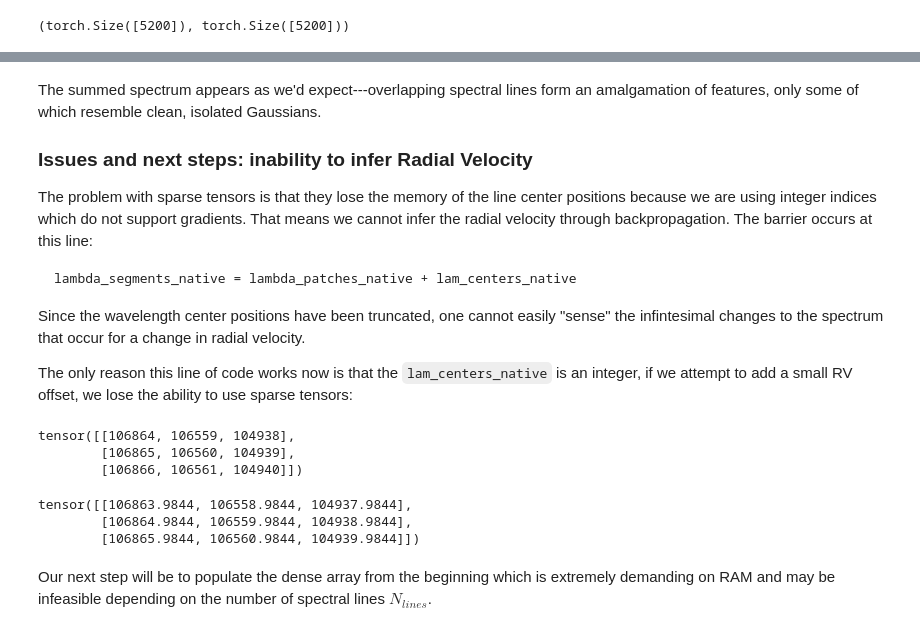
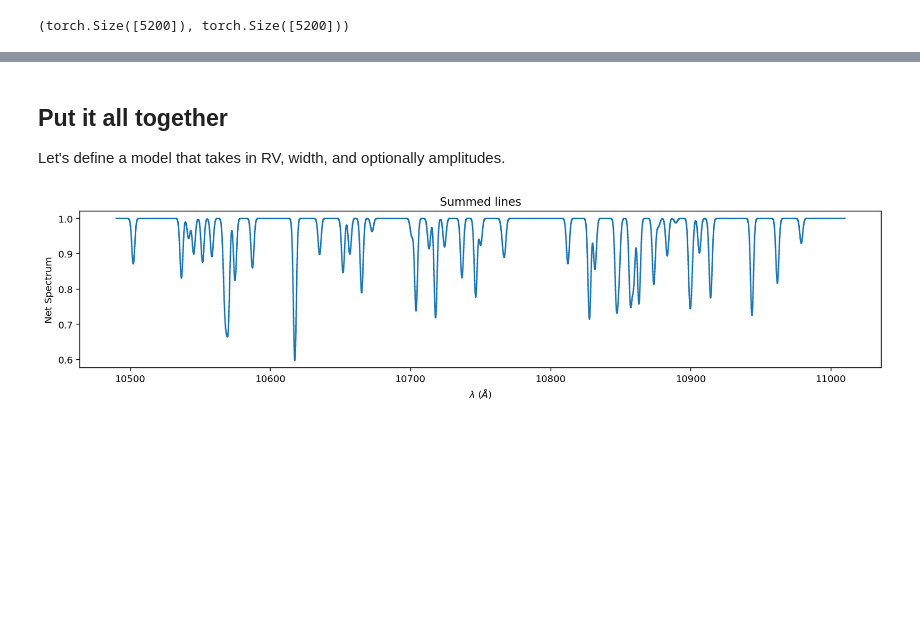
Before and after one commit to gully/blase, a Jupyter notebook: notebooks/sparse_tensor_experiments.ipynb, the cells around one changed output, grey strips where cells are left out. Saved outputs shown, nothing was run; the diff lists cells and outputs as text; code cells hidden in the pictures; blank space fills up the shorter version.

Commit message:
Revise the sparse tensor experiments to show backprop can work for RV.

````diff
--- a/notebooks/sparse_tensor_experiments.ipynb
+++ b/notebooks/sparse_tensor_experiments.ipynb
@@ -48,7 +76,7 @@ plt.title('Individual lines vertically offset for clarity');
 # %% [markdown]
 The lines sum together to make the net spectrum. To sum the spectrum we need to make a sparse tensor!
 # %%
-indices = lambda_segments_native - (lam_lo - wingcut)
+indices = lambda_segments_trunc - (lam_lo - wingcut)
 # %% [markdown]
 Flatten the 2D Matrix into a 1D Vector.
 # %%
@@ -76,20 +103,0 @@ plt.title('Summed lines');
-# %% [markdown]
-The summed spectrum appears as we'd expect---overlapping spectral lines form an amalgamation of features, only some of which resemble clean, isolated Gaussians.
-
-### Issues and next steps: inability to infer Radial Velocity
-
-The problem with sparse tensors is that they lose the memory of the line center positions because we are using integer indices which do not support gradients.  That means we cannot infer the radial velocity through backpropagation.  The barrier occurs at this line:
-
-```python
-lambda_segments_native = lambda_patches_native + lam_centers_native
-```
-
-Since the wavelength center positions have been truncated, one cannot easily "sense" the infintesimal changes to the spectrum that occur for a change in radial velocity.
-
-The only reason this line of code works now is that the `lam_centers_native` is an integer, if we attempt to add a small RV offset, we lose the ability to use sparse tensors:
-# %%
-lambda_segments_native[0:3, 0:3]
-# %% [output]
-tensor([[106864, 106559, 104938],
-        [106865, 106560, 104939],
-        [106866, 106561, 104940]])
@@ -99,8 +104,32 @@ lambda_segments_native = lambda_patches_native + lam_centers_native - delta_RV
-# %%
-lambda_segments_native[0:3, 0:3]
-# %% [output]
-tensor([[106863.9844, 106558.9844, 104937.9844],
-        [106864.9844, 106559.9844, 104938.9844],
-        [106865.9844, 106560.9844, 104939.9844]])
-# %% [markdown]
-Our next step will be to populate the dense array from the beginning which is extremely demanding on RAM and may be infeasible depending on the number of spectral lines $N_{lines}$.
+# %% [markdown]
+## Put it all together
+
+Let's define a model that takes in RV, width, and optionally amplitudes.
+# %%
+def model_spectrum(rv, width, amplitudes):
+    '''Generate the model spectrum given an RV and width
+
+    parameters
+    ----------
+    rv: (torch float)
+        The radial velocity expressed as a wavelength shift, i.e. deciAngstroms.
+    width: (torch float)
+        The linewidth in units of deciAngstroms.
+    amplitudes: (torch tensor)
+        The vector of N_lines amplitudes for the strength of each line.
+    '''
+    lambda_patches_native = lambda_segments_trunc - lam_centers_native + rv
+    absorption_per_line = amplitudes*torch.exp(-0.5*lambda_patches_native**2/width**2)
+
+    values_flat = absorption_per_line.reshape(-1)
+
+    s = torch.sparse_coo_tensor(indices_flat, values_flat, (n_pix,))
+    return s.coalesce().to_dense()
+# %%
+plt.figure(figsize=(15, 3))
+plt.step(lam_vec/10, 1- model_spectrum(10.4, 10.6, amplitudes));
+plt.xlabel('$\lambda \;(\AA)$')
+plt.ylabel('Net Spectrum')
+plt.title('Summed lines');
+# %% [output]
+[figure, added]
````
Also changed, not shown: parts of 21 cells of this notebook.
